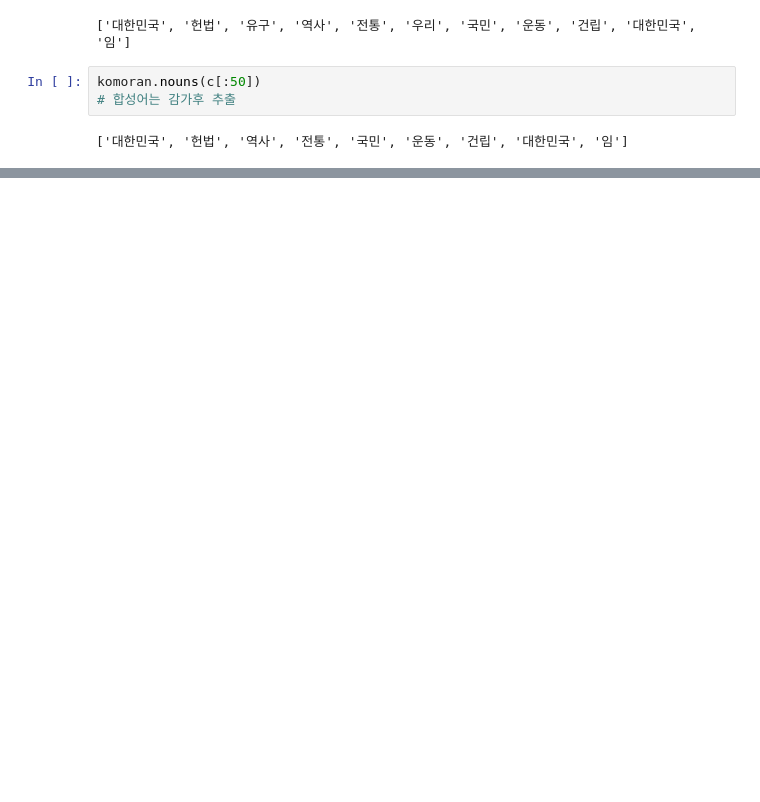
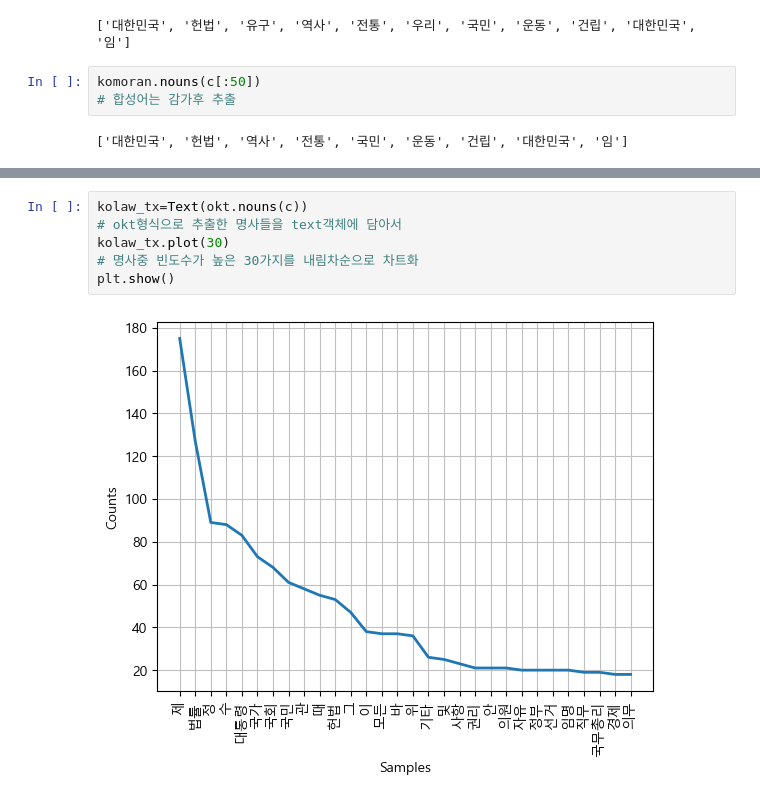
Before and after one commit to mewzzangzzang/bigdata, a Jupyter notebook: konlpy.ipynb, the cells around one changed output, grey strips where cells are left out. Saved outputs shown, nothing was run; the diff lists cells and outputs as text; blank space fills up the shorter version.

```diff
--- a/konlpy.ipynb
+++ b/konlpy.ipynb
@@ -107,0 +271,8 @@ komoran.nouns(c[:50])
+# %%
+kolaw_tx=Text(okt.nouns(c))
+# okt형식으로 추출한 명사들을 text객체에 담아서
+kolaw_tx.plot(30)
+# 명사중 빈도수가 높은 30가지를 내림차순으로 차트화
+plt.show()
+# %% [output]
+[figure, added]
```
Also changed, not shown: parts of 28 cells of this notebook, 10 other files.
